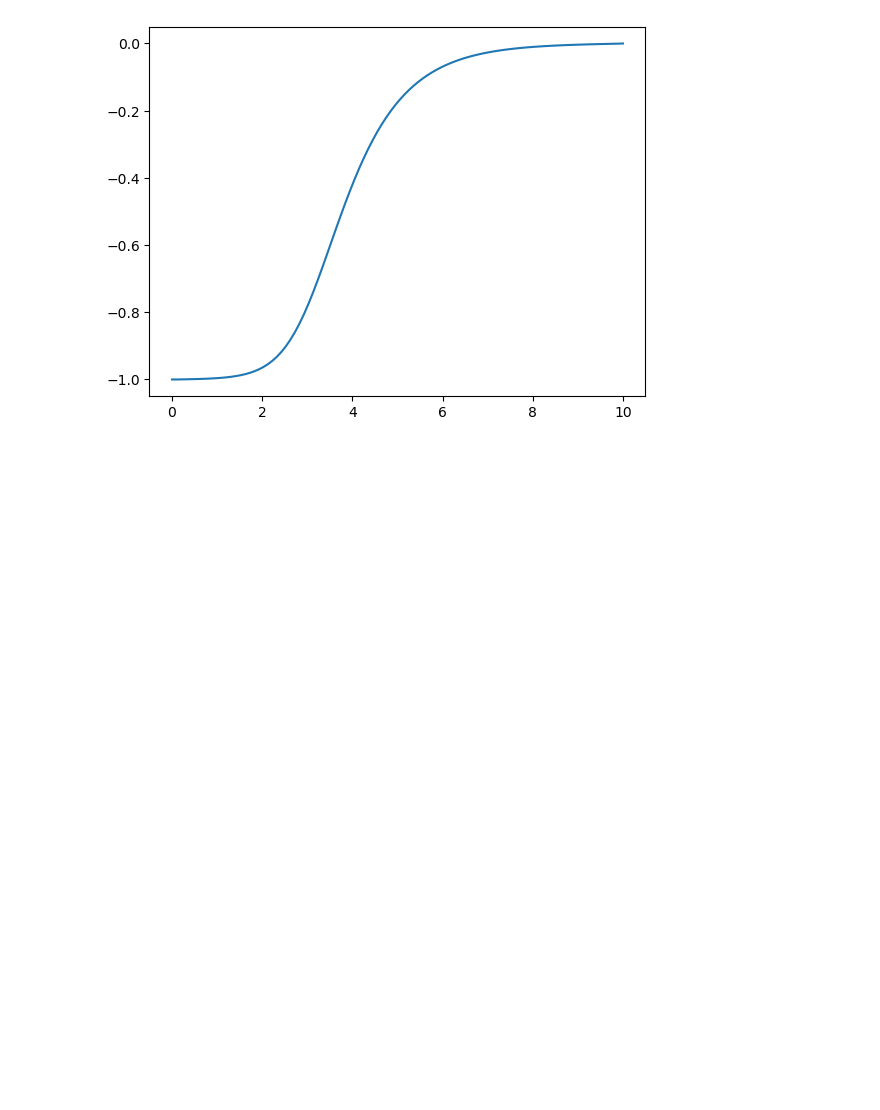
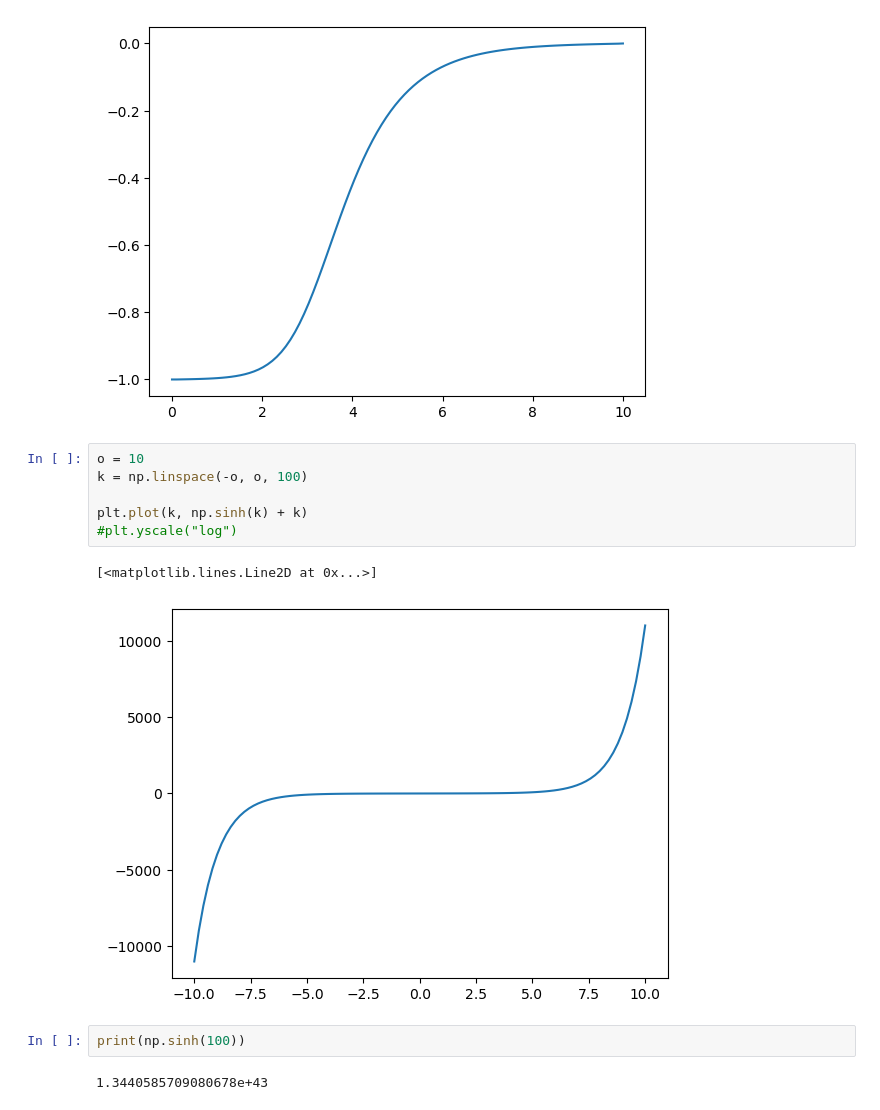
Before and after one commit to larstors/Internship, a Jupyter notebook: numerics/testing.ipynb, the cells around one changed output. Drawn from its saved outputs; the diff is of its cells as text; blank space fills up the shorter version.

```diff
--- a/numerics/testing.ipynb
+++ b/numerics/testing.ipynb
@@ -71,3 +71,16 @@ plt.plot(time, q)
 # %% [output]
 [<matplotlib.lines.Line2D at 0x...>]
 [figure]
+# %%
+o = 10
+k = np.linspace(-o, o, 100)
+
+plt.plot(k, np.sinh(k) + k)
+#plt.yscale("log")
+# %% [output]
+[<matplotlib.lines.Line2D at 0x...>]
+[figure, added]
+# %%
+print(np.sinh(100))
+# %% [output]
+1.3440585709080678e+43
```
Also changed, not shown: 2 other files.
